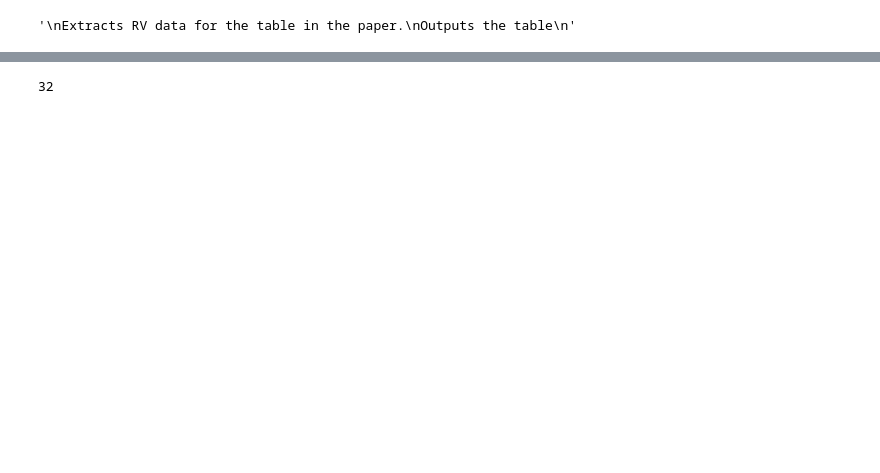
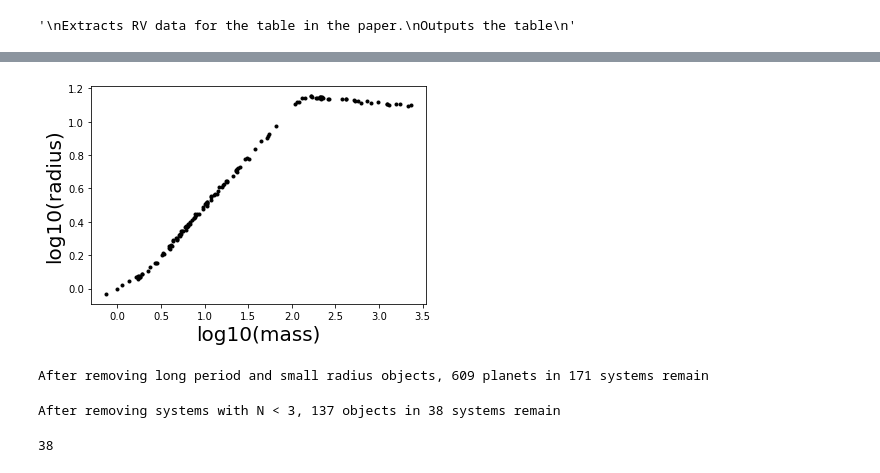
Before and after one commit to djhoover717/Oviraptor, a Jupyter notebook: get_rv_data_table.ipynb, the cells around one changed output, grey strips where cells are left out. Saved outputs shown, nothing was run; the diff lists cells and outputs as text; code cells hidden in the pictures; blank space fills up the shorter version.

```diff
--- a/get_rv_data_table.ipynb
+++ b/get_rv_data_table.ipynb
@@ -199,0 +303,76 @@ for us in uniquesys:
+# %%
+# determine the nominal minimum radius of any planet discovered by RVs
+# use Chen & Kipping (2017) to convert mass to radius
+
+rv_mass = d["mp"][d["disc_method"] == "Radial Velocity"]
+rv_mass_err1 = d["mp_err1"][d["disc_method"] == "Radial Velocity"]
+rv_mass_err2 = d["mp_err2"][d["disc_method"] == "Radial Velocity"]
+rv_mass_err  = np.sqrt(rv_mass_err1**2 + rv_mass_err2**2)/np.sqrt(2)
+
+bad = (rv_mass_err > 0.5*rv_mass) + np.isnan(rv_mass) + np.isnan(rv_mass_err)
+
+rv_mass = rv_mass[~bad]
+rv_mass_err = rv_mass_err[~bad]
+
+rv_nominal_radius = np.zeros_like(rv_mass)
+rv_stellar_radius = d["rs"][d["disc_method"] == "Radial Velocity"][~bad]
+
+for i, rvm in enumerate(rv_mass):
+    rv_nominal_radius[i] = mr.Mstat2R(rvm, rv_mass_err[i], sample_size=1000)[0]
+
+min_rv_radius = np.min(rv_nominal_radius[~np.isnan(rv_nominal_radius)])
+
+nominal_rprs = (rv_nominal_radius*REARTH)/(rv_stellar_radius*RSUN)
+min_rv_rprs = np.min(nominal_rprs[~np.isnan(nominal_rprs)])
+
+plt.figure()
+plt.plot(np.log10(rv_mass), np.log10(rv_nominal_radius), "k.")
+plt.xlabel("log10(mass)", fontsize=20)
+plt.ylabel("log10(radius)", fontsize=20)
+plt.show()
+# %% [output]
+[figure, added]
+# %%
+# remove very small transiting planets (that wouldn't be discovered by RV)
+# remove very long period RV planets (that wouldn't be discovered by Kepler)
+# don't throw out the NaN values, which indicate missing data (e.g no radius for some RV planets)
+
+d['rprs'] = (d['rp']*REARTH)/(d['rs']*RSUN)
+
+keep = (d["rprs"] >= min_rv_rprs) + ((np.isnan(d["rprs"]))+(d['rprs']==0) * (d["p"] < 1460.))
+for k in d.keys():
+    d[k] = d[k][keep]
+
+
+# recount the planets in each system and eliminate systems reduced to fewer than 3 planets
+for i, s in enumerate(d["starname"]):
+    d["npl"][i] = int(np.sum(d["starname"] == s))
+
+keep = d["npl"] >= 3
+
+for k in d.keys():
+    d[k] = d[k][keep]
+
+
+print("After removing long period and small radius objects, {0} planets in {1} systems remain"
+      .format(len(d["starname"]), len(np.unique(d["starname"]))))
+# %% [output]
+After removing long period and small radius objects, 609 planets in 171 systems remain
+# %%
+# recount the planets in each system
+d["npl"] = np.zeros(len(d["starname"]), dtype="int")
+
+for i, s in enumerate(d["starname"]):
+    d["npl"][i] = int(np.sum(d["starname"] == s))
+
+
+# remove systems with fewer than 3 planets and not Radial Velocity
+keep = (d["npl"] >= 3)*(d['disc_method'] == 'Radial Velocity')
+
+for k in d.keys():
+    d[k] = d[k][keep]
+
+print("After removing systems with N < 3, {0} objects in {1} systems remain"
+      .format(np.sum(keep), len(np.unique(d["starname"]))))
+# %% [output]
+After removing systems with N < 3, 137 objects in 38 systems remain
@@ -216,10 +417,10 @@ for s in systems:
     row[7] = s.mag
     row[8] = s.temp
     row[9] = s.instrument
-    row[10] = s.ref[s.ref.index('r=')+2:s.ref.index('href')]
+    row[10] = s.ref
     rows.append(row)
 # %% [output]
-32
+38
 # %%
 print('\nTabulate Latex:')
 print(tabulate(rows, headers='firstrow', tablefmt='latex'))
```
Also changed, not shown: parts of 19 cells of this notebook, 2 other files.
